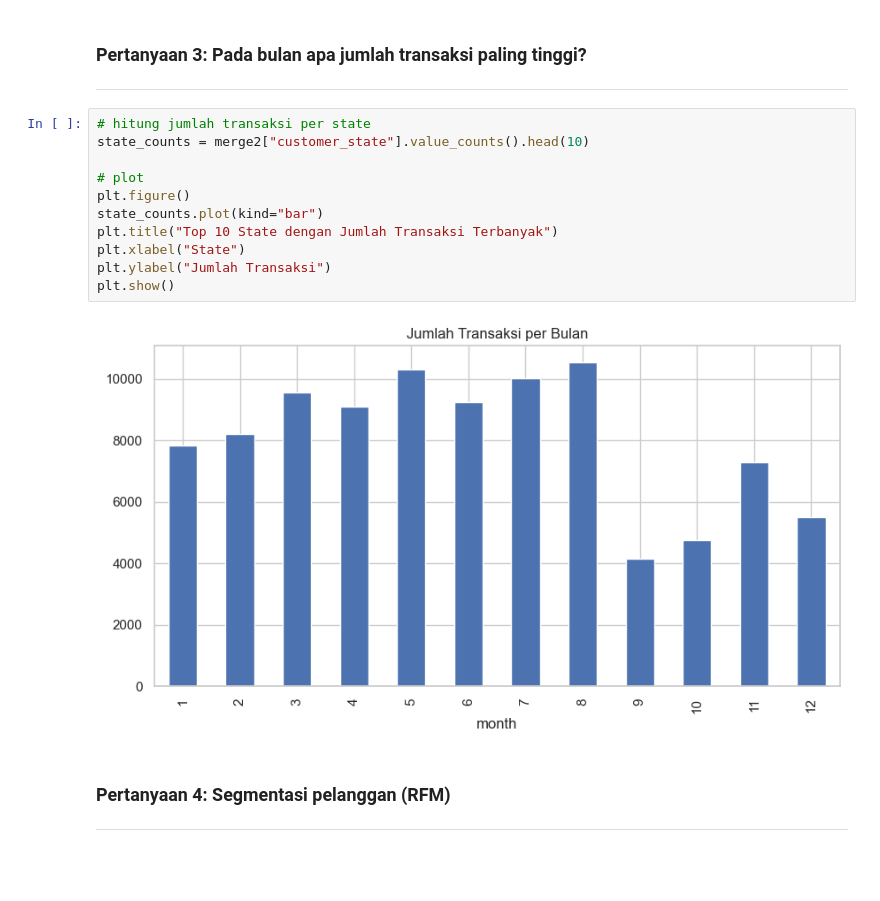
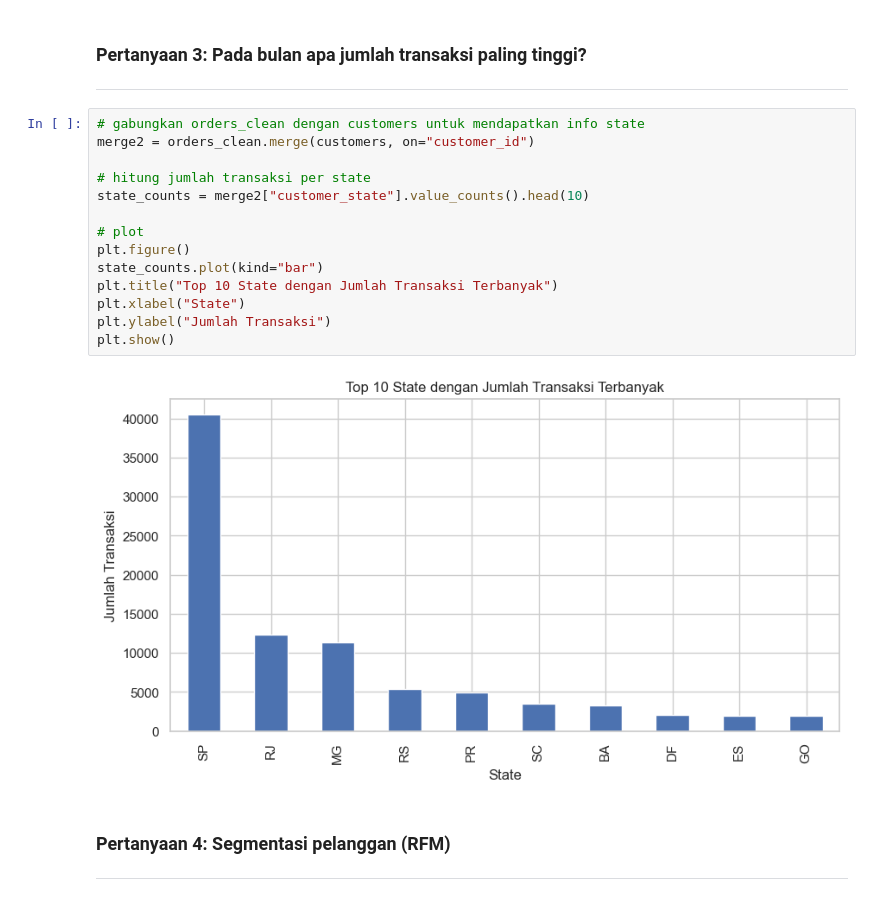
Before and after one commit to FanyaDs/streamlit-ecommerce-dashboard, a Jupyter notebook: notebook.ipynb, the cells around one changed output. Saved outputs shown, nothing was run; the diff lists cells and outputs as text; blank space fills up the shorter version.

```diff
--- a/notebook.ipynb
+++ b/notebook.ipynb
@@ -260,18 +263,21 @@ plt.show()
 
 ---
 # %%
+# gabungkan orders_clean dengan customers untuk mendapatkan info state
+merge2 = orders_clean.merge(customers, on="customer_id")
+
 # hitung jumlah transaksi per state
 state_counts = merge2["customer_state"].value_counts().head(10)
 
 # plot
 plt.figure()
 state_counts.plot(kind="bar")
 plt.title("Top 10 State dengan Jumlah Transaksi Terbanyak")
 plt.xlabel("State")
 plt.ylabel("Jumlah Transaksi")
 plt.show()
 # %% [output]
-[figure, old version]
+[figure, new version]
 # %% [markdown]
 ### Pertanyaan 4: Segmentasi pelanggan (RFM)
 
```
Also changed, not shown: parts of 6 cells of this notebook, 1 other file.
